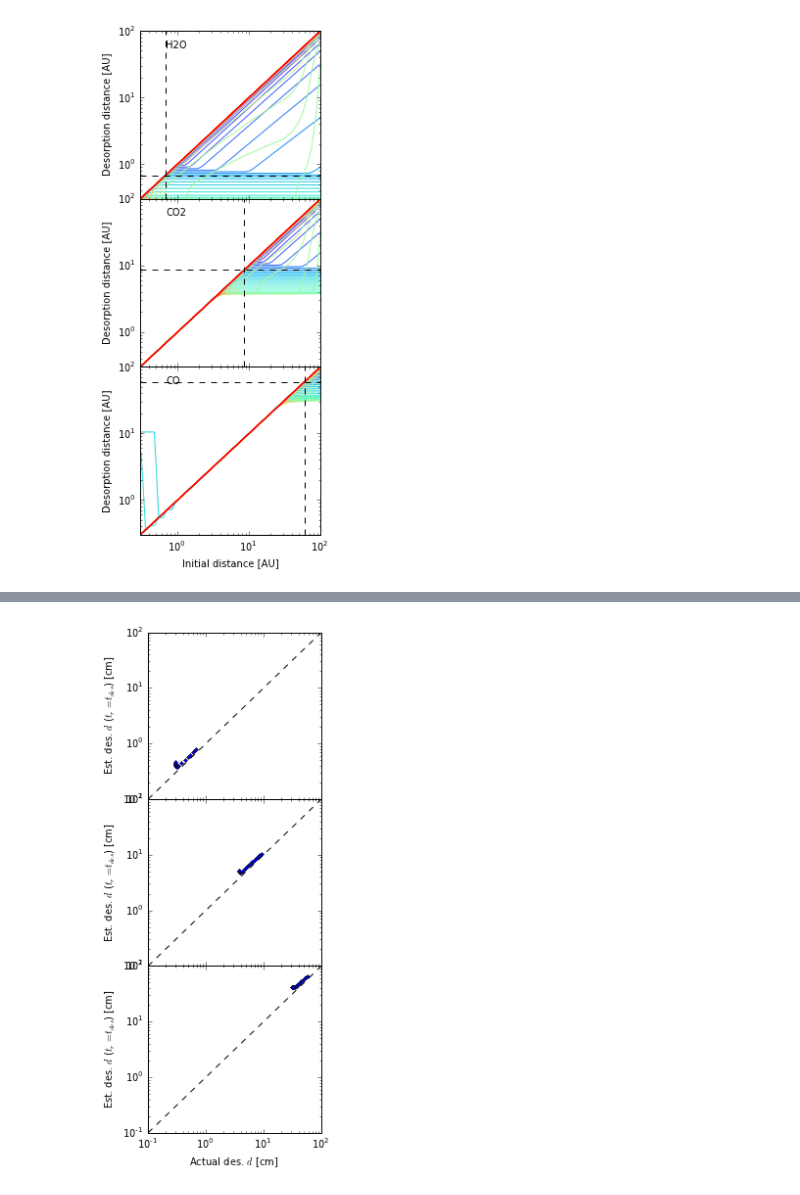
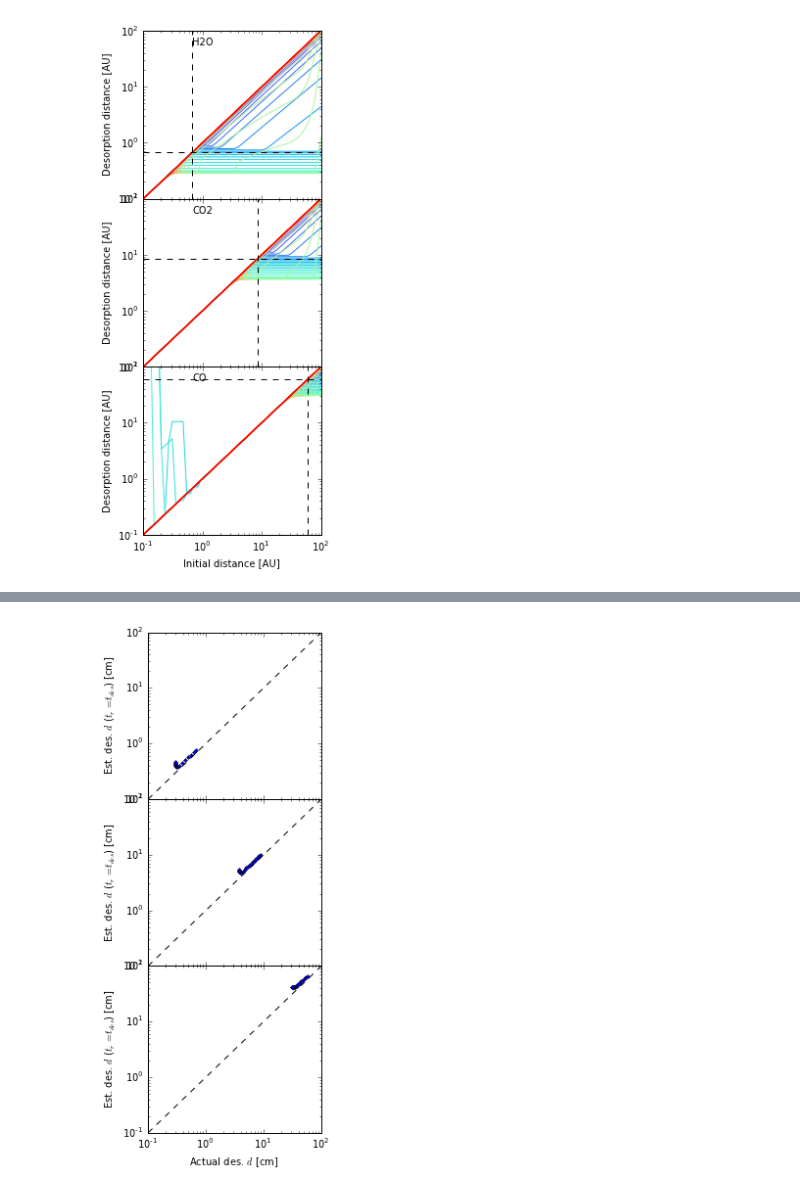
Before and after one commit to apiso/Thesis, a Jupyter notebook: python/more_snowline_plots.ipynb, the cells around one changed output, grey strips where cells are left out. Drawn from its saved outputs; the diff is of its cells as text; code cells hidden in the pictures.

```diff
--- a/python/more_snowline_plots.ipynb
+++ b/python/more_snowline_plots.ipynb
@@ -12,7 +13,7 @@ from utils.constants import cmperau
 # %%
 s, a, arrayH2O = read_drag_file_many('s_neg3_8.txt', 'H2O', 50, 50)
 s, a, arrayCO2 = read_drag_file_many('s_neg3_8.txt', 'CO2', 50, 50)
-s, a, arrayCO = read_drag_file_many('s_neg3_8.txt', 'CO', 50, 50)
+s, a, arrayCO = read_drag_file_many('s_neg3_8_0.txt', 'CO', 50, 50)
 # %%
 rfreeze_H2O = r_freeze(18., 5800., 1e6)
 rfreeze_CO2 = r_freeze(44., 2000., 3e5)
@@ -21,37 +22,36 @@ rfreeze_CO = r_freeze(28., 850., 1e6)
 f, (ax1, ax2, ax3) = plt.subplots(3, sharex = True, figsize = (3.5, 8))
 
 rnb = linspace(0, 256, len(s))
 
 for i in range(len(s)):
     ax1.loglog(a, arrayH2O[i], c = cm.rainbow(int(rnb[i])))
     ax2.loglog(a, arrayCO2[i], c = cm.rainbow(int(rnb[i])))
     ax3.loglog(a, arrayCO[i], c = cm.rainbow(int(rnb[i])))
-ax3.set_xlim(xmin = 0.3)
-ax3.set_ylim(ymin = 0.3)
+#ax3.set_xlim(xmin = 0.3)
 ax1.set_ylabel('Desorption distance [AU]')
 ax2.set_ylabel('Desorption distance [AU]')
 ax3.set_ylabel('Desorption distance [AU]')
 ax3.set_xlabel('Initial distance [AU]')
 
 ax1.axhline(y = rfreeze_H2O, ls = '--', c = 'black')
 ax2.axhline(y = rfreeze_CO2, ls = '--', c = 'black')
 ax3.axhline(y = rfreeze_CO, ls = '--', c = 'black')
 
 ax1.axvline(x = rfreeze_H2O, ls = '--', c = 'black')
 ax2.axvline(x = rfreeze_CO2, ls = '--', c = 'black')
 ax3.axvline(x = rfreeze_CO, ls = '--', c = 'black')
 
 ax1.text(0.7, 55, 'H2O')
 ax2.text(0.7, 55, 'CO2')
 ax3.text(0.7, 55, 'CO')
 
-ax1.set_ylim(ymin = 0.3, ymax = 1e2)
-ax2.set_ylim(ymin = 0.3, ymax = 1e2)
-ax3.set_ylim(ymin = 0.3, ymax = 1e2)
+ax1.set_ylim(ymin = 0.1, ymax = 1e2)
+ax2.set_ylim(ymin = 0.1, ymax = 1e2)
+ax3.set_ylim(ymin = 0.1, ymax = 1e2)
 
 plt.tight_layout()
 f.subplots_adjust(hspace = 0)
 
-#plt.savefig('desorption_distace_many.pdf')
+plt.savefig('desorption_distace_many_almost.pdf')
 # %% [output]
-[figure, old version]
+[figure, new version]
```
Also changed, not shown: parts of 8 cells of this notebook, 12 other files.
